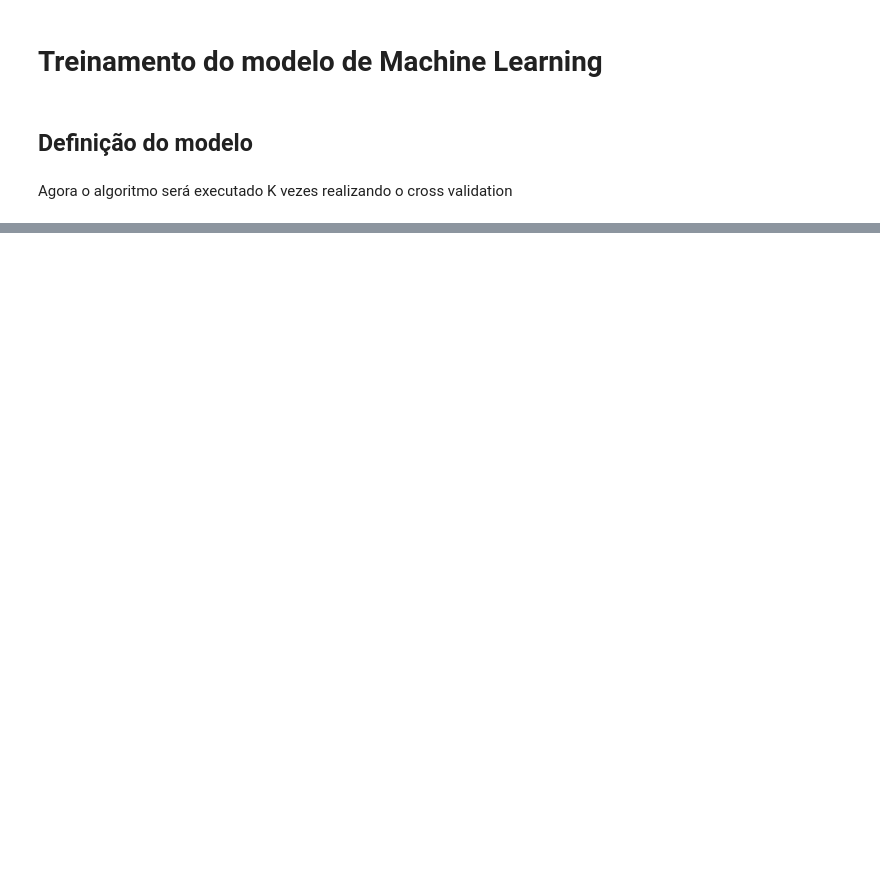
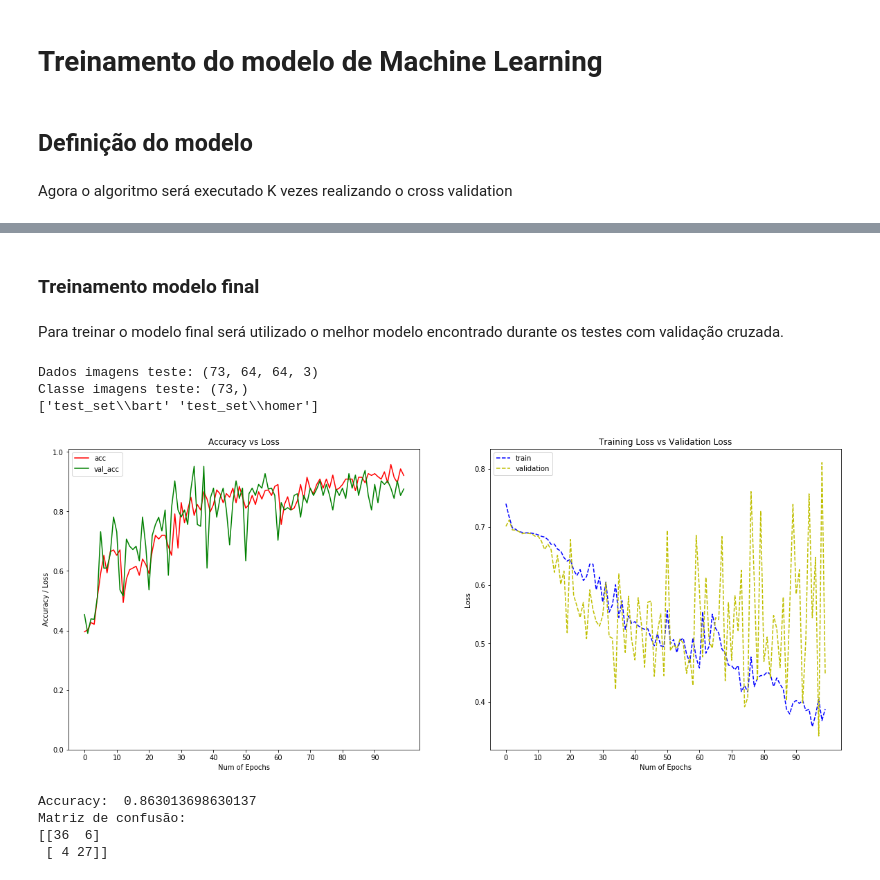
Before and after one commit to rafaelsdellama/StratifiedKFold-in-CNN-model, a Jupyter notebook: Cross validation.ipynb, the cells around one changed output, grey strips where cells are left out. Cells and saved outputs as stored; diff of their text form; code cells hidden in the pictures; blank space fills up the shorter version.

```diff
--- a/Cross validation.ipynb
+++ b/Cross validation.ipynb
@@ -274,0 +284,35 @@ SD:  0.10405390942430752
+# %% [markdown]
+### Treinamento modelo final
+# %% [markdown]
+Para treinar o modelo final será utilizado o melhor modelo encontrado durante os testes com validação cruzada.
+# %%
+X_test, y_test, _ = read_images_from_directory(validation_data_dir, input_shape)
+
+print('Dados imagens teste:' ,X_test.shape) # (qtde registros, img_width, img_height, n_chanel)
+print('Classe imagens teste:' ,y_test.shape) # (qtde registros,)
+
+X_test = X_test.astype('float32')
+X_test /= 255
+
+from sklearn.preprocessing import LabelEncoder
+labelencoder = LabelEncoder()
+y_test = labelencoder.fit_transform(y_test)
+
+print(labelencoder.classes_)
+# %% [output]
+Dados imagens teste: (73, 64, 64, 3)
+Classe imagens teste: (73,)
+['test_set\\bart' 'test_set\\homer']
+# %%
+base_treinamento, base_teste = create_ImageDataGenerators(X_treinamento, y_treinamento, X_test, y_test)
+
+classificador = create_network()
+classificador.compile(optimizer = 'adam', loss = 'binary_crossentropy', metrics = ['accuracy'])
+
+cnn = classificador.fit_generator(base_treinamento, steps_per_epoch = nb_train_samples // batch_size,
+                                epochs = epochs, class_weight = class_weights, validation_data = base_teste,
+                                validation_steps = nb_validation_samples // batch_size, verbose = 0)
+# %%
+plot_graphs(cnn)
+# %% [output]
+[figure, added]
@@ -274,0 +325,13 @@ SD:  0.10405390942430752
+# %%
+from sklearn.metrics import confusion_matrix, accuracy_score
+accuracy = accuracy_score(y_test, previsoes)
+matriz = confusion_matrix(y_test, previsoes)
+
+print('Accuracy: ', accuracy)
+print('Matriz de confusão:')
+print(matriz)
+# %% [output]
+Accuracy:  0.863013698630137
+Matriz de confusão:
+[[36  6]
+ [ 4 27]]
```
Also changed, not shown: parts of 4 cells of this notebook.
